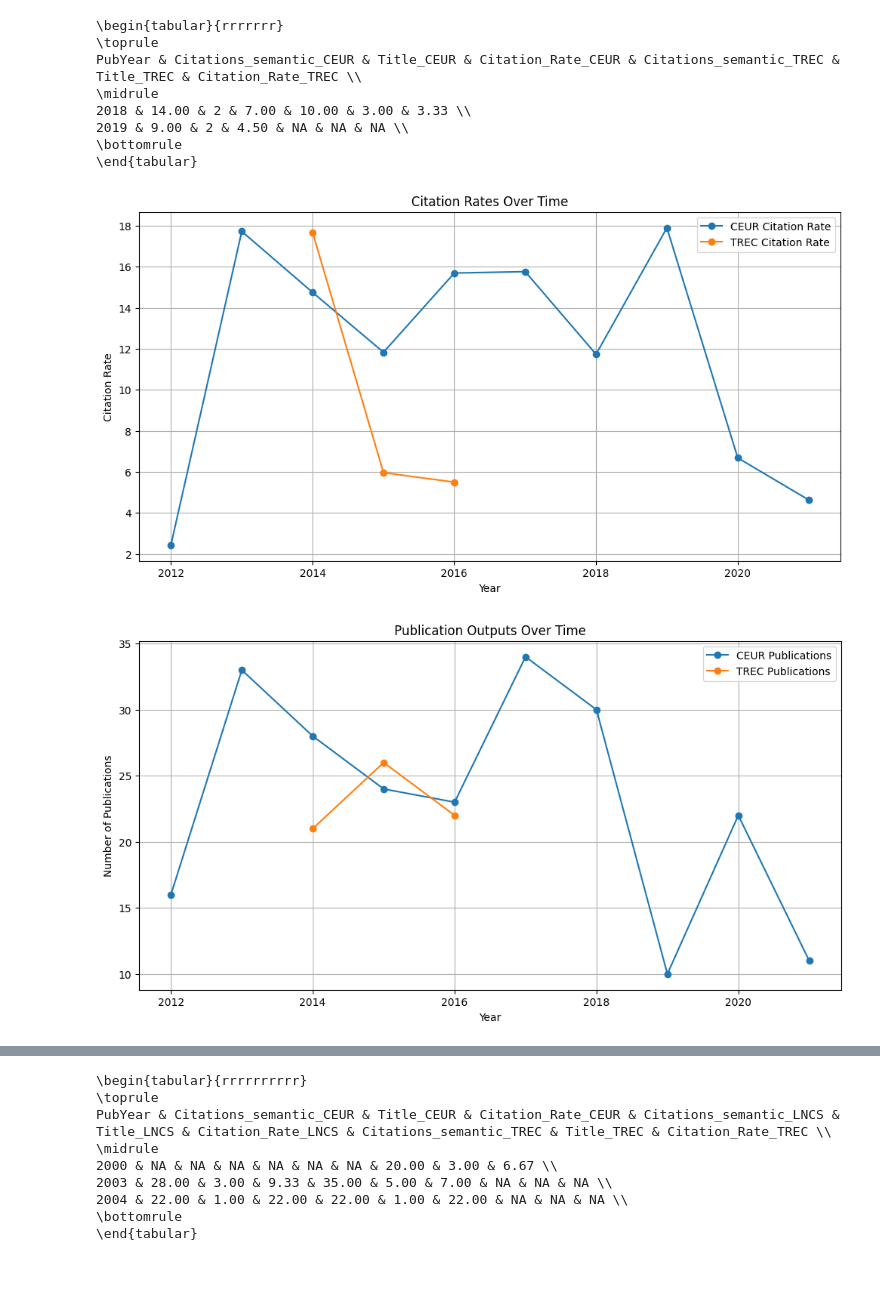
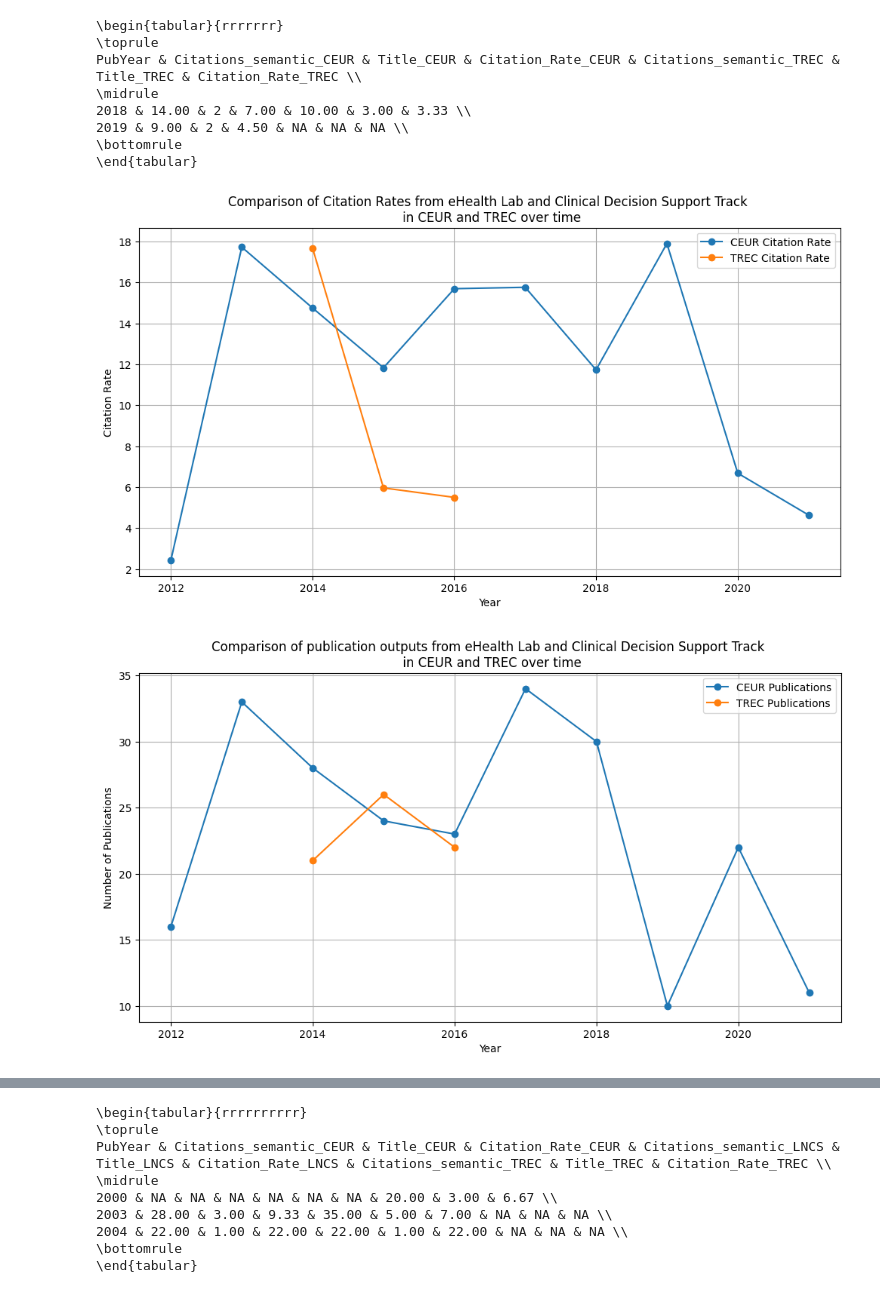
Before and after one commit to AndyKruff/MA_Scholarly_Impact_TREC_CLEF, a Jupyter notebook: code/analysis/compare_challenges/compare_comparable_tracks_and_labs.ipynb, the cells around one changed output, grey strips where cells are left out. Cells and saved outputs as stored; diff of their text form; code cells hidden in the pictures.

Commit message:
Adjusted figures for thesis

```diff
--- a/code/analysis/compare_challenges/compare_comparable_tracks_and_labs.ipynb
+++ b/code/analysis/compare_challenges/compare_comparable_tracks_and_labs.ipynb
@@ -387,7 +387,7 @@ plt.plot(df_ceur_grouped['PubYear'], df_ceur_grouped['Citation_Rate'], marker='o
 # Plotting TREC Citation Rates (only the available years)
 plt.plot(df_trec_grouped['PubYear'], df_trec_grouped['Citation_Rate'], marker='o', label='TREC Citation Rate')
 
-plt.title('Citation Rates Over Time')
+plt.title('Comparison of Citation Rates from eHealth Lab and Clinical Decision Support Track \n in CEUR and TREC over time')
 plt.xlabel('Year')
 plt.ylabel('Citation Rate')
 plt.legend()
@@ -395,25 +395,25 @@ plt.grid(True)
 plt.savefig('../../../images/medical_citation_rate_comparison.png', dpi=300)  # Save the figure as a PNG file with 300 dpi
 plt.show()
 # %% [output]
-[figure, old version]
+[figure, new version]
 # %%
 plt.figure(figsize=(12, 6))
 
 # Plotting CEUR Publication Outputs
 plt.plot(df_ceur_grouped['PubYear'], df_ceur_grouped['Title'], marker='o', label='CEUR Publications')
 
 # Plotting TREC Publication Outputs
 plt.plot(df_trec_grouped['PubYear'], df_trec_grouped['Title'], marker='o', label='TREC Publications')
 
-plt.title('Publication Outputs Over Time')
+plt.title('Comparison of publication outputs from eHealth Lab and Clinical Decision Support Track \n in CEUR and TREC over time')
 plt.xlabel('Year')
 plt.ylabel('Number of Publications')
 plt.legend()
 plt.grid(True)
 plt.savefig('../../../images/medical_publication_output_comparison.png', dpi=300)  # Save the figure as a PNG file with 300 dpi
 plt.show()
 # %% [output]
-[figure, old version]
+[figure, new version]
 # %%
 # Filter CEUR for Question Answering Labs
 df_ceur_filtered = df_ceur[df_ceur["Labs"].apply(lambda x: "CL-SDR" in x)]
```
Also changed, not shown: parts of 2 cells of this notebook, 2 other files.
